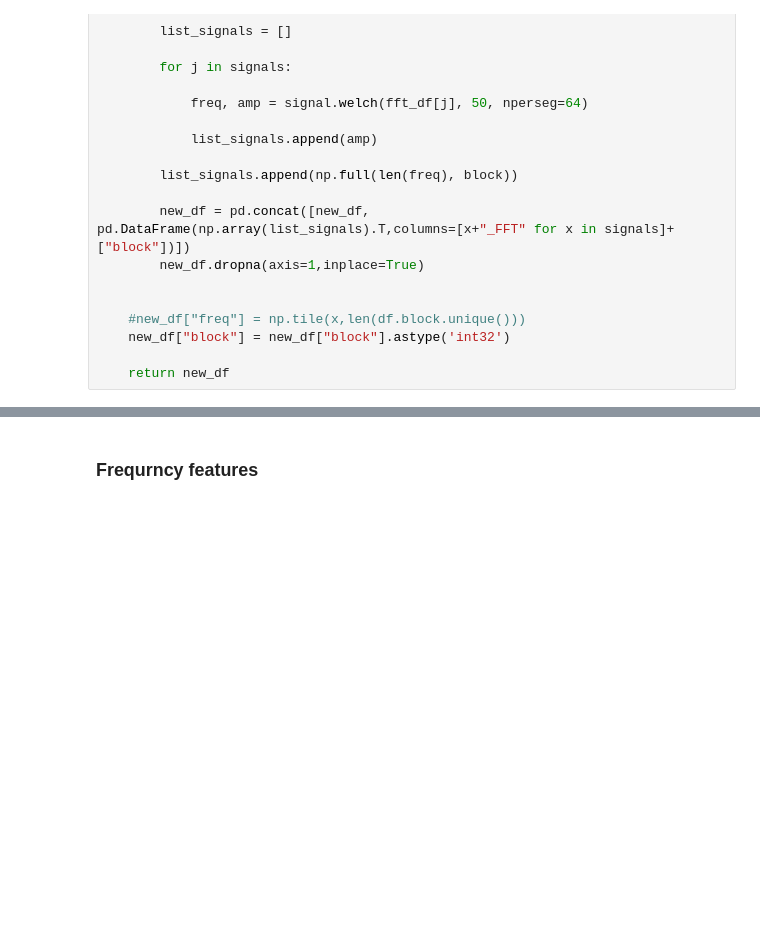
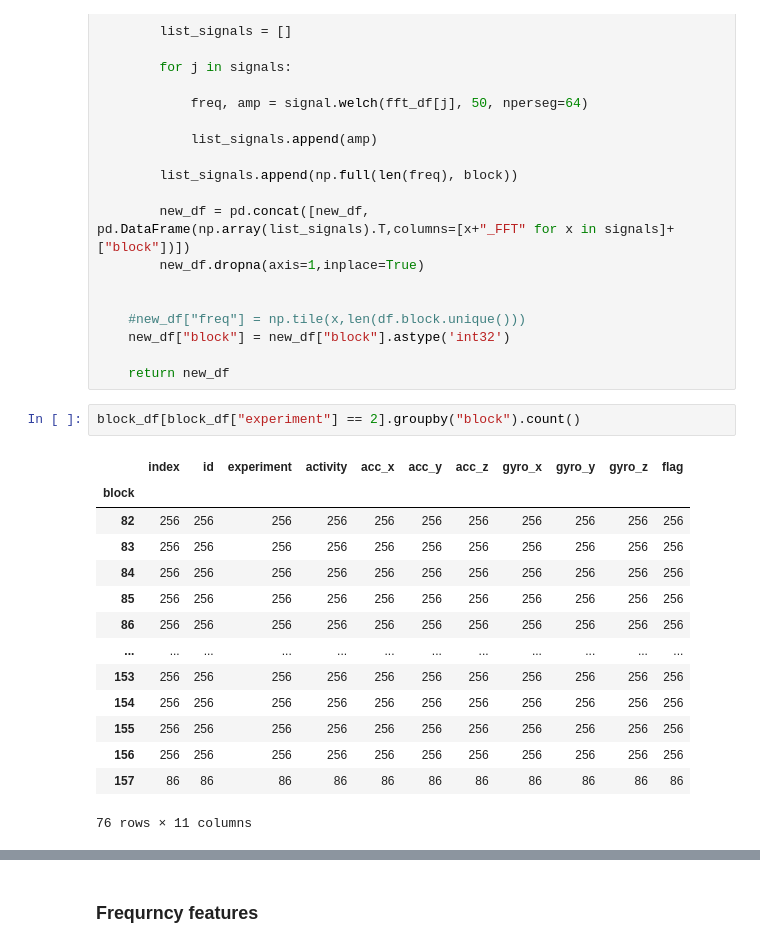
Before and after one commit to meszdav/human-activity-recognition, a Jupyter notebook: notebooks/human-activity-recognition-data-exploration.ipynb, the cells around one changed output, grey strips where cells are left out. Drawn from its saved outputs; the diff is of its cells as text; blank space fills up the shorter version.

```diff
--- a/notebooks/human-activity-recognition-data-exploration.ipynb
+++ b/notebooks/human-activity-recognition-data-exploration.ipynb
@@ -351,5 +374,22 @@ def do_fft(df):
     new_df["block"] = new_df["block"].astype('int32')
 
     return new_df
+# %%
+block_df[block_df["experiment"] == 2].groupby("block").count()
+# %% [output]
+|  | index | id | experiment | activity | acc_x | acc_y | acc_z | gyro_x | gyro_y | gyro_z | flag |
+| block |  |  |  |  |  |  |  |  |  |  |  |
+| 82 | 256 | 256 | 256 | 256 | 256 | 256 | 256 | 256 | 256 | 256 | 256 |
+| 83 | 256 | 256 | 256 | 256 | 256 | 256 | 256 | 256 | 256 | 256 | 256 |
+| 84 | 256 | 256 | 256 | 256 | 256 | 256 | 256 | 256 | 256 | 256 | 256 |
+| 85 | 256 | 256 | 256 | 256 | 256 | 256 | 256 | 256 | 256 | 256 | 256 |
+| 86 | 256 | 256 | 256 | 256 | 256 | 256 | 256 | 256 | 256 | 256 | 256 |
+| ... | ... | ... | ... | ... | ... | ... | ... | ... | ... | ... | ... |
+| 153 | 256 | 256 | 256 | 256 | 256 | 256 | 256 | 256 | 256 | 256 | 256 |
+| 154 | 256 | 256 | 256 | 256 | 256 | 256 | 256 | 256 | 256 | 256 | 256 |
+| 155 | 256 | 256 | 256 | 256 | 256 | 256 | 256 | 256 | 256 | 256 | 256 |
+| 156 | 256 | 256 | 256 | 256 | 256 | 256 | 256 | 256 | 256 | 256 | 256 |
+| 157 | 86 | 86 | 86 | 86 | 86 | 86 | 86 | 86 | 86 | 86 | 86 |
+76 rows × 11 columns
 # %%
 fft_df = do_fft(block_df)
```
Also changed, not shown: parts of 16 cells of this notebook, 8 other files.
